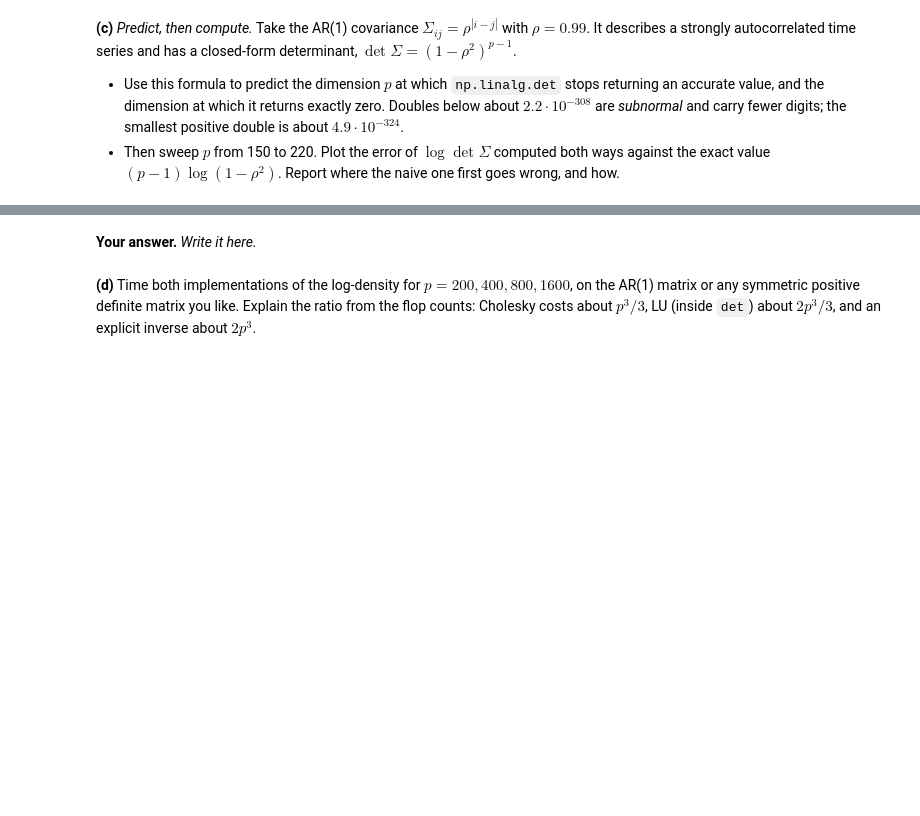
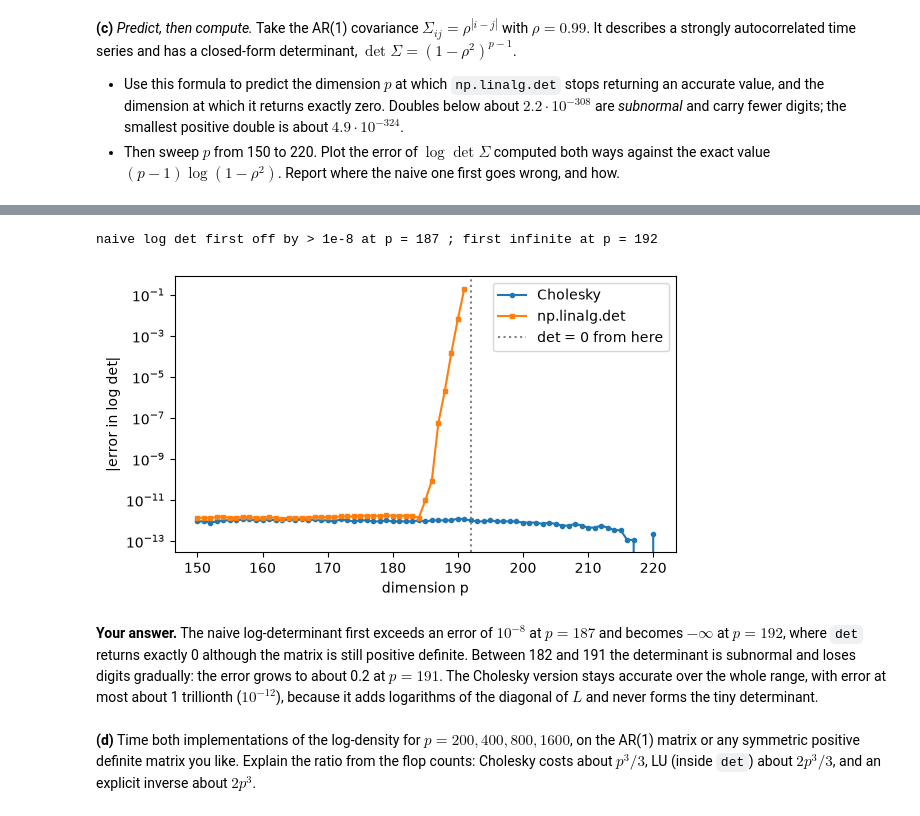
Before and after one commit to hryhola/linear-algebra-ucu, a Jupyter notebook: labs/lab3/Lab3-CoreA-gaussian.ipynb, the cells around one changed output, grey strips where cells are left out. Cells and saved outputs as stored; diff of their text form; code cells hidden in the pictures; blank space fills up the shorter version.

```diff
--- a/labs/lab3/Lab3-CoreA-gaussian.ipynb
+++ b/labs/lab3/Lab3-CoreA-gaussian.ipynb
@@ -55,16 +55,19 @@ print(n, "tumours,", p, "features; first five:", list(data.feature_names[:5]))
 # %%
 def sample_cov(X):
     # YOUR CODE HERE
-    # centered X
-    Xc = X - X.mean(axis=0) # axis=0 calculates one mean for each feature
-    n = X.shape[0] # number of observations
-    return Xc.T @ Xc / n
+    x_mean = X.mean(axis=0)  # axis=0 averages down the rows: one mean for each feature
+    Xc = X - x_mean  # centred observations, stored as rows (X_c in the formula)
+    n = X.shape[0]  # number of observations
+    C = Xc.T @ Xc / n  # Cov = (1/n) X_c^T X_c, with the course divisor 1/n
+    return C
 
 def sample_corr(X):
     # YOUR CODE HERE
-    Xc = X - X.mean(axis=0)
-    Xs = Xc / X.std(axis=0) # divide by standard deviation to normalize
-    return sample_cov(Xs)
+    x_mean = X.mean(axis=0)  # one mean for each feature
+    sigma = X.std(axis=0)  # one standard deviation for each feature, same divisor n as sample_cov
+    Xs = (X - x_mean) / sigma  # standardised observations: zero mean and unit variance in every column
+    R = sample_cov(Xs)  # correlation matrix = covariance of the standardised data
+    return R
 # %%
 # check
 C, R = sample_cov(X), sample_corr(X)
@@ -349,30 +355,41 @@ Cholesky: -38.54925996320344  naive: -38.54925996319467  scipy: -38.549259963209
 # %%
 def ar1(p, rho):
     i = np.arange(p)
     return rho ** np.abs(i[:, None] - i[None, :])
 
 rho = 0.99
 ps = np.arange(150, 221)
 err_chol, err_naive = [], []
 for q in ps:
     S = ar1(q, rho)
     exact = (q - 1) * np.log(1 - rho ** 2)
     # YOUR CODE HERE
-    raise NotImplementedError
+    L = sl.cholesky(S, lower=True)  # lower triangular Cholesky factor of this covariance
+    diag_L = np.diag(L)  # positive diagonal entries l_jj of the factor
+    log_diag_L = np.log(diag_L)  # logarithms avoid forming a tiny determinant
+    ld_chol = 2 * np.sum(log_diag_L)  # log det S = 2 * sum(log l_jj), the stable log-determinant
+
+    # This experiment deliberately pushes det beyond its floating-point range.
+    with np.errstate(divide="ignore", over="ignore", invalid="ignore"):
+        det_S = np.linalg.det(S)  # direct determinant; may round to zero
+        ld_naive = np.log(det_S)  # keep negative infinity when det is zero
     err_chol.append(abs(ld_chol - exact))
     err_naive.append(abs(ld_naive - exact))
 
 err_naive = np.array(err_naive)
 first_bad = ps[np.argmax(err_naive > 1e-8)]
 first_inf = ps[np.argmax(~np.isfinite(err_naive))]
 print("naive log det first off by > 1e-8 at p =", first_bad, "; first infinite at p =", first_inf)
 plt.figure(figsize=(6, 3.5))
 plt.semilogy(ps, err_chol, "o-", ms=3, label="Cholesky")
 plt.semilogy(ps, np.where(np.isfinite(err_naive), err_naive, np.nan), "s-", ms=3, label="np.linalg.det")
 plt.axvline(first_inf, color="grey", ls=":", label="det = 0 from here")
 plt.xlabel("dimension p"); plt.ylabel("|error in log det|"); plt.legend(); plt.tight_layout(); plt.show()
+# %% [output]
+naive log det first off by > 1e-8 at p = 187 ; first infinite at p = 192
+[figure, added]
 # %% [markdown]
-**Your answer.** *Write it here.*
+**Your answer.** The naive log-determinant first exceeds an error of $10^{-8}$ at $p = 187$ and becomes $-\infty$ at $p = 192$, where `det` returns exactly 0 although the matrix is still positive definite. Between 182 and 191 the determinant is subnormal and loses digits gradually: the error grows to about 0.2 at $p = 191$. The Cholesky version stays accurate over the whole range, with error at most about 1 trillionth ($10^{-12}$), because it adds logarithms of the diagonal of $L$ and never forms the tiny determinant.
 # %% [markdown]
 **(d)** Time both implementations of the log-density for $p = 200, 400, 800, 1600$, on the AR(1) matrix or any symmetric positive definite matrix you like. Explain the ratio from the flop counts: Cholesky costs about $p^3/3$, LU (inside `det`) about $2p^3/3$, and an explicit inverse about $2p^3$.
 # %%
```
Also changed, not shown: parts of 27 cells of this notebook, 1 other file.
